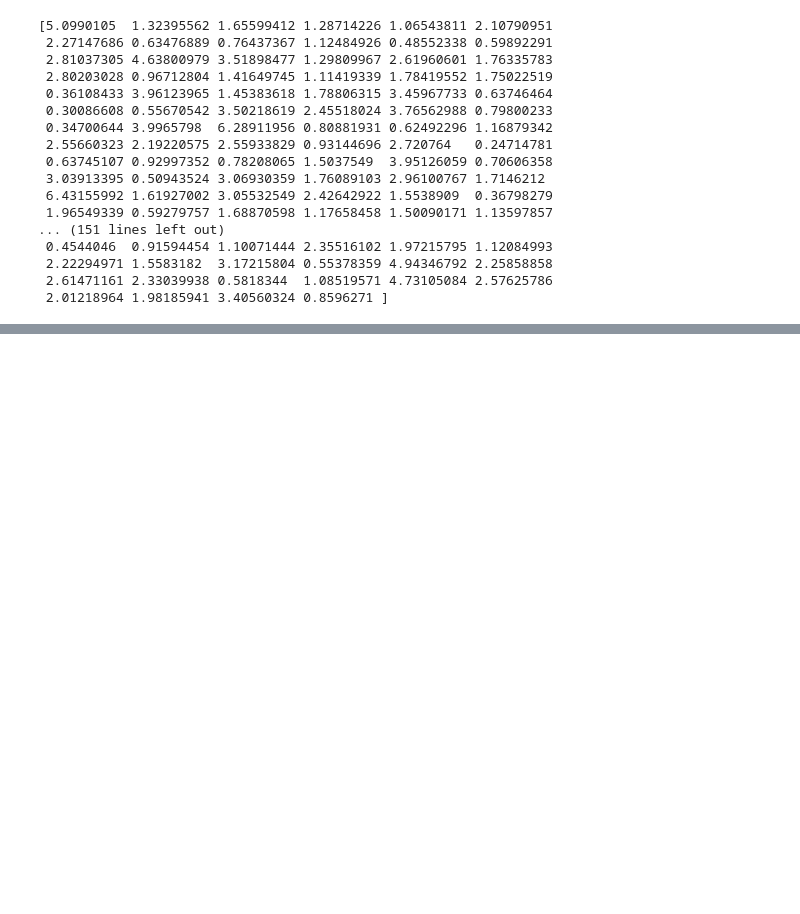
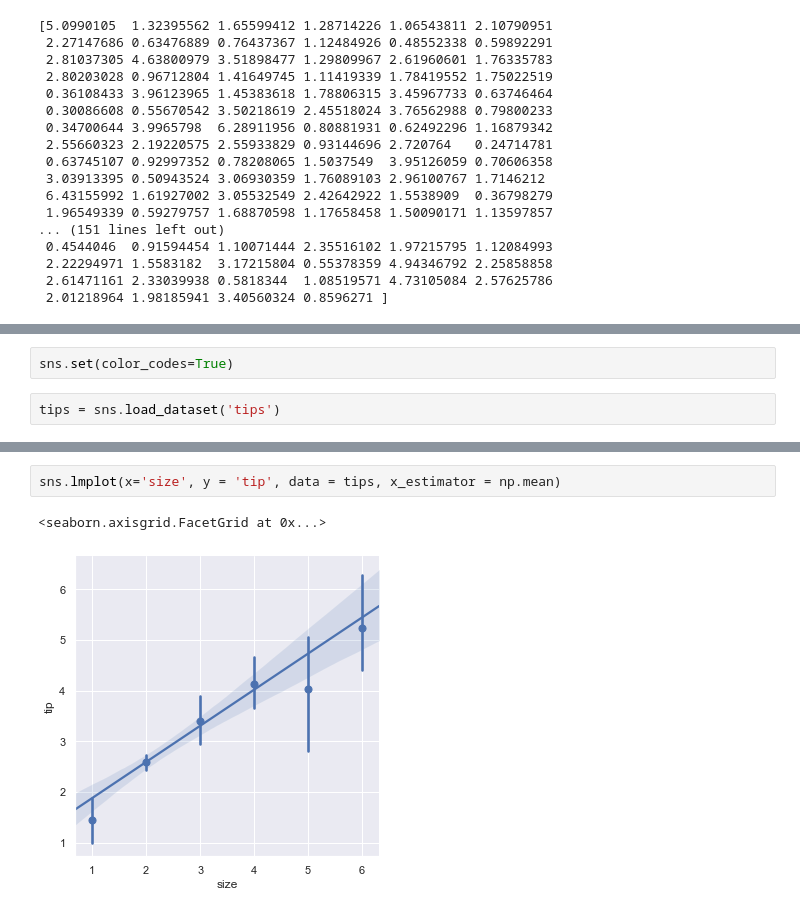
Before and after one commit to saykim/visualization, a Jupyter notebook: seaborn_basic.ipynb, the cells around one changed output, grey strips where cells are left out. Saved outputs shown, nothing was run; the diff lists cells and outputs as text; blank space fills up the shorter version.

Commit message:
seaborn_basic

```diff
--- a/seaborn_basic.ipynb
+++ b/seaborn_basic.ipynb
@@ -131,0 +137,4 @@ print(x)
+# %%
+sns.set(color_codes=True)
+# %%
+tips = sns.load_dataset('tips')
@@ -131,0 +150,5 @@ print(x)
+# %%
+sns.lmplot(x='size', y = 'tip', data = tips, x_estimator = np.mean)
+# %% [output]
+<seaborn.axisgrid.FacetGrid at 0x...>
+[figure, added]
```
Also changed, not shown: parts of 29 cells of this notebook.
